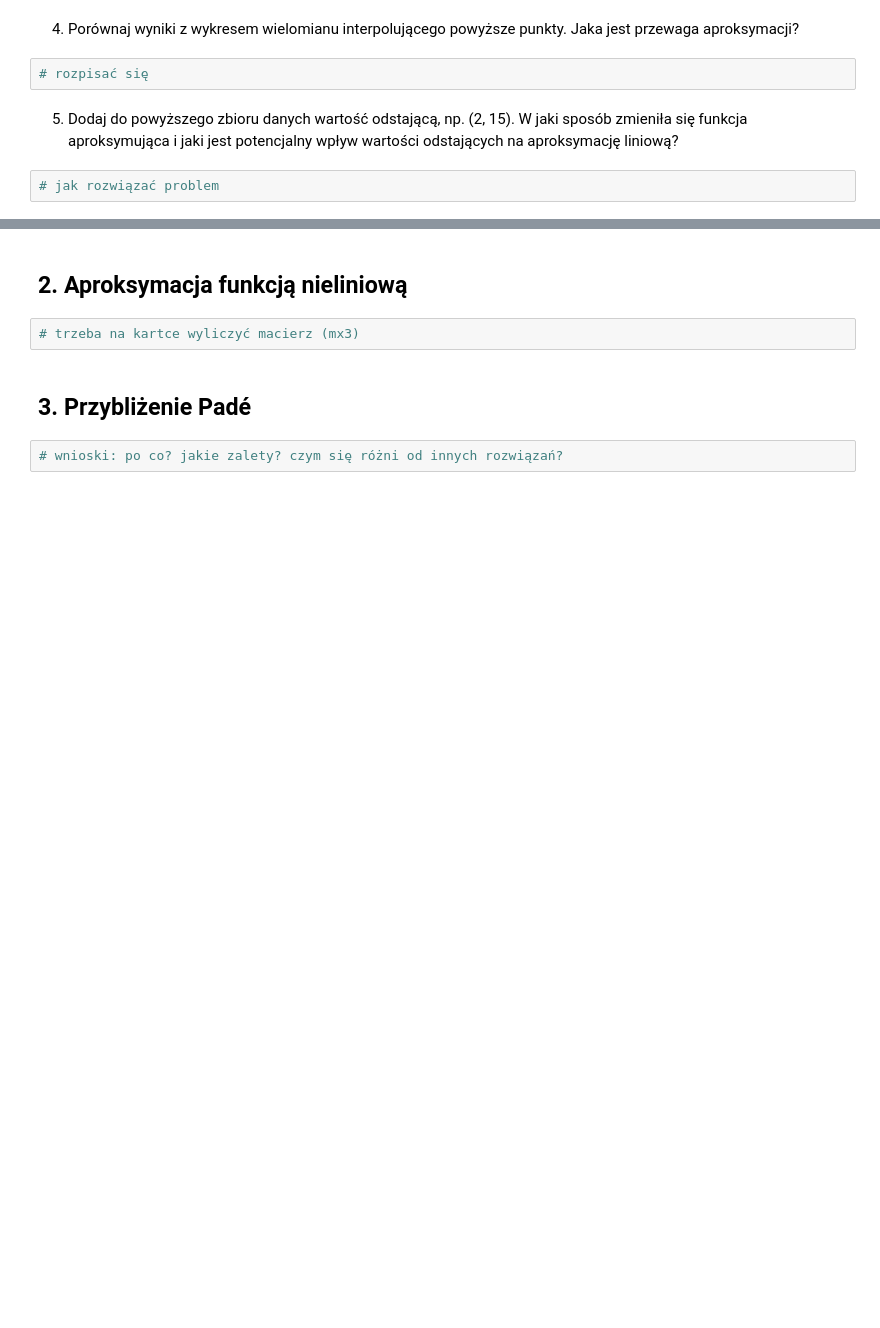
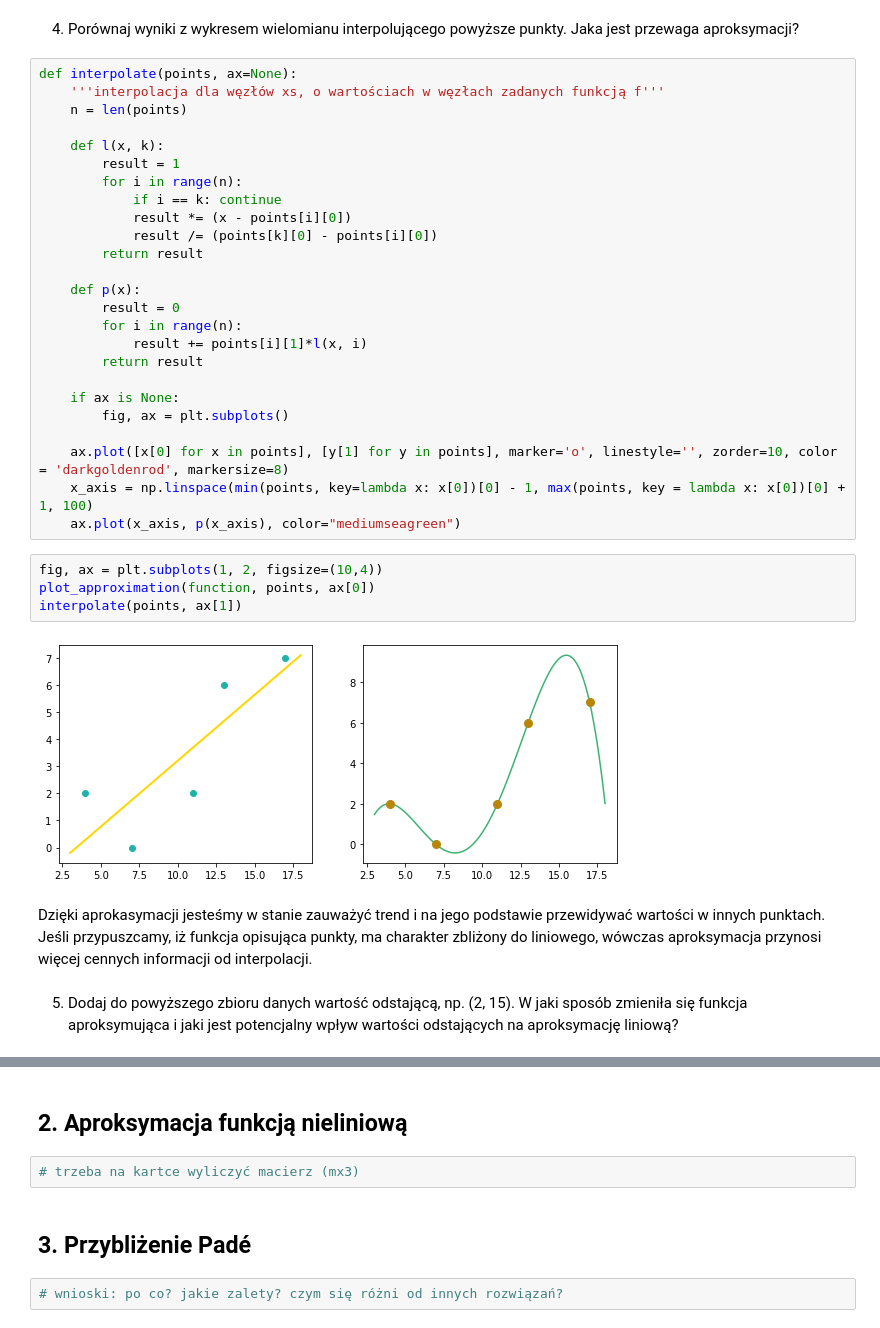
Before and after one commit to mhawryluk/mownit, a Jupyter notebook: lab3/lab3.ipynb, the cells around one changed output, grey strips where cells are left out. Saved outputs shown, nothing was run; the diff lists cells and outputs as text; blank space fills up the shorter version.

```diff
--- a/lab3/lab3.ipynb
+++ b/lab3/lab3.ipynb
@@ -65,8 +71,37 @@ array([-1.65891473,  0.48643411])
 # %% [markdown]
 4. Porównaj wyniki z wykresem wielomianu interpolującego powyższe punkty. Jaka jest przewaga aproksymacji?
-# %%
-# rozpisać się
+# %%
+def interpolate(points, ax=None):
+    '''interpolacja dla węzłów xs, o wartościach w węzłach zadanych funkcją f'''
+    n = len(points)
+
+    def l(x, k):
+        result = 1
+        for i in range(n):
+            if i == k: continue
+            result *= (x - points[i][0])
+            result /= (points[k][0] - points[i][0])
+        return result
+
+    def p(x):
+        result = 0
+        for i in range(n):
+            result += points[i][1]*l(x, i)
+        return result
+
+    if ax is None:
+        fig, ax = plt.subplots()
+
+    ax.plot([x[0] for x in points], [y[1] for y in points], marker='o', linestyle='', zorder=10, color = 'darkgoldenrod', markersize=8)
+    x_axis = np.linspace(min(points, key=lambda x: x[0])[0] - 1, max(points, key = lambda x: x[0])[0] + 1, 100)
+    ax.plot(x_axis, p(x_axis), color="mediumseagreen")
+# %%
+fig, ax = plt.subplots(1, 2, figsize=(10,4))
+plot_approximation(function, points, ax[0])
+interpolate(points, ax[1])
+# %% [output]
+[figure, added]
+# %% [markdown]
+Dzięki aprokasymacji jesteśmy w stanie zauważyć trend i na jego podstawie przewidywać wartości w innych punktach. Jeśli przypuszcamy, iż funkcja opisująca punkty, ma charakter zbliżony do liniowego, wówczas aproksymacja przynosi więcej cennych informacji od interpolacji.
 # %% [markdown]
 5. Dodaj do powyższego zbioru danych wartość odstającą, np. (2, 15). W jaki sposób zmieniła się funkcja aproksymująca i jaki jest potencjalny wpływ wartości odstających na aproksymację liniową?
-# %%
-# jak rozwiązać problem
```
Also changed, not shown: parts of 8 cells of this notebook.
